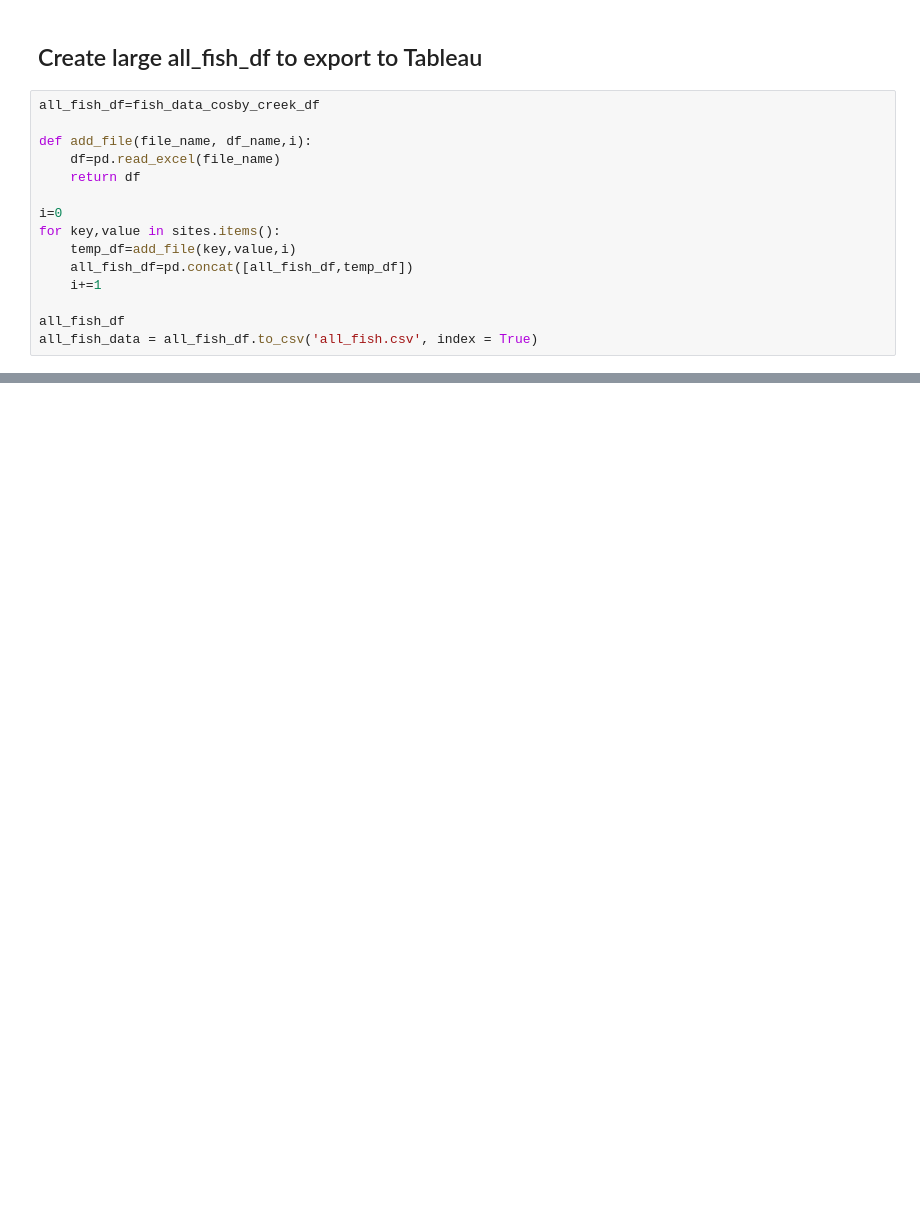
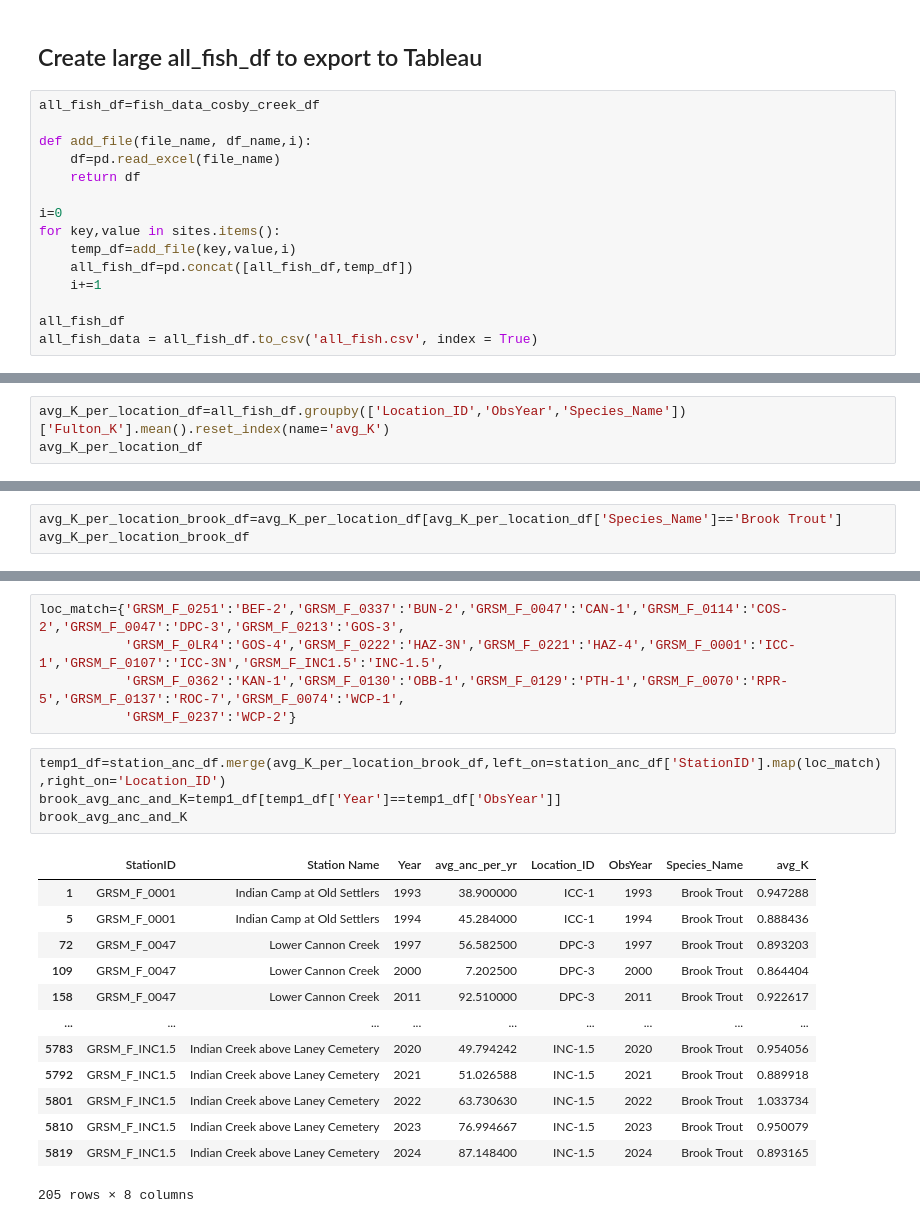
Before and after one commit to KarenBoles/Capstone-DA14, a Jupyter notebook: notebooks/Trout_Condition_Capstone.ipynb, the cells around one changed output, grey strips where cells are left out. Saved outputs shown, nothing was run; the diff lists cells and outputs as text; blank space fills up the shorter version.

```diff
--- a/notebooks/Trout_Condition_Capstone.ipynb
+++ b/notebooks/Trout_Condition_Capstone.ipynb
@@ -313,0 +344,3 @@ all_fish_data = all_fish_df.to_csv('all_fish.csv', index = True)
+# %%
+avg_K_per_location_df=all_fish_df.groupby(['Location_ID','ObsYear','Species_Name'])['Fulton_K'].mean().reset_index(name='avg_K')
+avg_K_per_location_df
@@ -313,0 +361,3 @@ all_fish_data = all_fish_df.to_csv('all_fish.csv', index = True)
+# %%
+avg_K_per_location_brook_df=avg_K_per_location_df[avg_K_per_location_df['Species_Name']=='Brook Trout']
+avg_K_per_location_brook_df
@@ -313,0 +399,23 @@ all_fish_data = all_fish_df.to_csv('all_fish.csv', index = True)
+# %%
+loc_match={'GRSM_F_0251':'BEF-2','GRSM_F_0337':'BUN-2','GRSM_F_0047':'CAN-1','GRSM_F_0114':'COS-2','GRSM_F_0047':'DPC-3','GRSM_F_0213':'GOS-3',
+           'GRSM_F_0LR4':'GOS-4','GRSM_F_0222':'HAZ-3N','GRSM_F_0221':'HAZ-4','GRSM_F_0001':'ICC-1','GRSM_F_0107':'ICC-3N','GRSM_F_INC1.5':'INC-1.5',
+           'GRSM_F_0362':'KAN-1','GRSM_F_0130':'OBB-1','GRSM_F_0129':'PTH-1','GRSM_F_0070':'RPR-5','GRSM_F_0137':'ROC-7','GRSM_F_0074':'WCP-1',
+           'GRSM_F_0237':'WCP-2'}
+# %%
+temp1_df=station_anc_df.merge(avg_K_per_location_brook_df,left_on=station_anc_df['StationID'].map(loc_match),right_on='Location_ID')
+brook_avg_anc_and_K=temp1_df[temp1_df['Year']==temp1_df['ObsYear']]
+brook_avg_anc_and_K
+# %% [output]
+|  | StationID | Station Name | Year | avg_anc_per_yr | Location_ID | ObsYear | Species_Name | avg_K |
+| 1 | GRSM_F_0001 | Indian Camp at Old Settlers | 1993 | 38.900000 | ICC-1 | 1993 | Brook Trout | 0.947288 |
+| 5 | GRSM_F_0001 | Indian Camp at Old Settlers | 1994 | 45.284000 | ICC-1 | 1994 | Brook Trout | 0.888436 |
+| 72 | GRSM_F_0047 | Lower Cannon Creek | 1997 | 56.582500 | DPC-3 | 1997 | Brook Trout | 0.893203 |
+| 109 | GRSM_F_0047 | Lower Cannon Creek | 2000 | 7.202500 | DPC-3 | 2000 | Brook Trout | 0.864404 |
+| 158 | GRSM_F_0047 | Lower Cannon Creek | 2011 | 92.510000 | DPC-3 | 2011 | Brook Trout | 0.922617 |
+| ... | ... | ... | ... | ... | ... | ... | ... | ... |
+| 5783 | GRSM_F_INC1.5 | Indian Creek above Laney Cemetery | 2020 | 49.794242 | INC-1.5 | 2020 | Brook Trout | 0.954056 |
+| 5792 | GRSM_F_INC1.5 | Indian Creek above Laney Cemetery | 2021 | 51.026588 | INC-1.5 | 2021 | Brook Trout | 0.889918 |
+| 5801 | GRSM_F_INC1.5 | Indian Creek above Laney Cemetery | 2022 | 63.730630 | INC-1.5 | 2022 | Brook Trout | 1.033734 |
+| 5810 | GRSM_F_INC1.5 | Indian Creek above Laney Cemetery | 2023 | 76.994667 | INC-1.5 | 2023 | Brook Trout | 0.950079 |
+| 5819 | GRSM_F_INC1.5 | Indian Creek above Laney Cemetery | 2024 | 87.148400 | INC-1.5 | 2024 | Brook Trout | 0.893165 |
+205 rows × 8 columns
```
Also changed, not shown: parts of 12 cells of this notebook.
